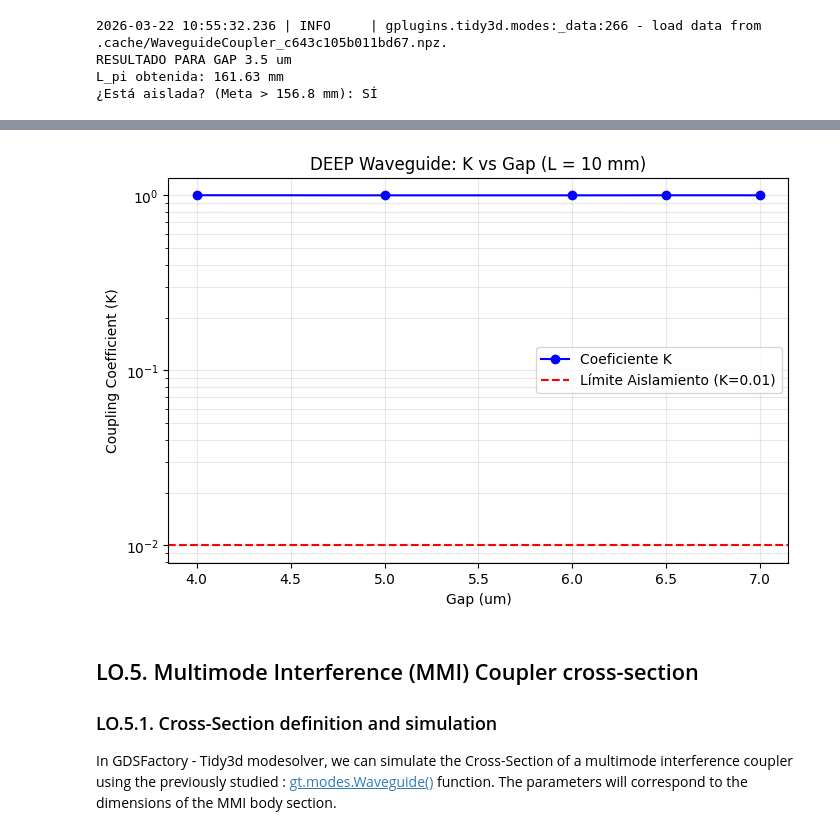
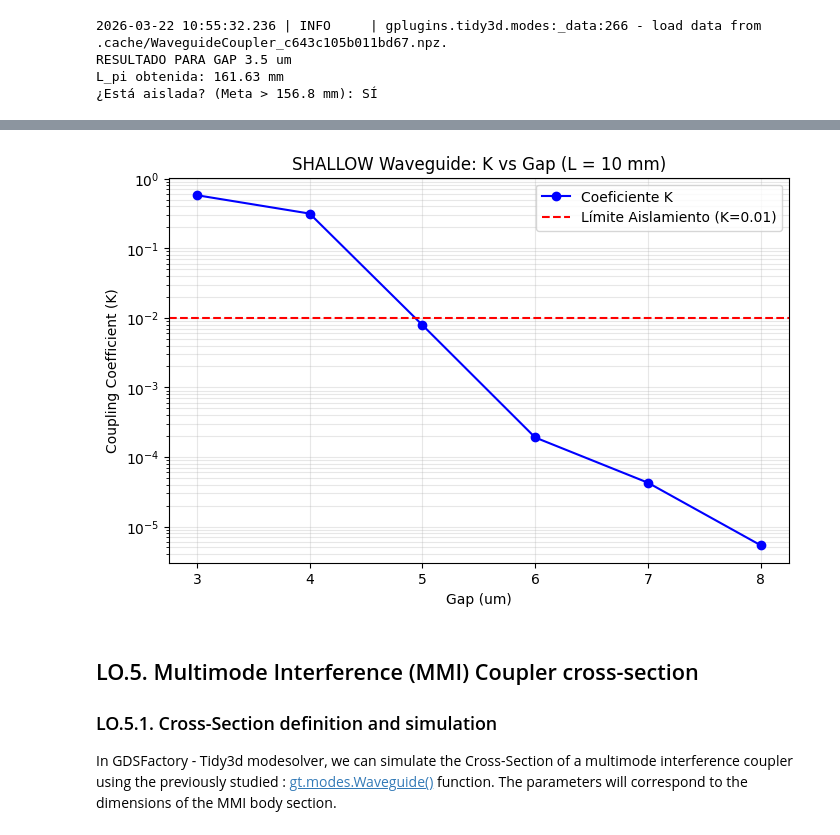
Before and after one commit to cdjuacor/cifoin-lab2, a Jupyter notebook: COUPLERS_Student.ipynb, the cells around one changed output, grey strips where cells are left out. Drawn from its saved outputs; the diff is of its cells as text; code cells hidden in the pictures.

```diff
--- a/COUPLERS_Student.ipynb
+++ b/COUPLERS_Student.ipynb
@@ -389,12 +389,11 @@ import warnings
 warnings.filterwarnings("ignore") # Para limpiar la consola de avisos
 
 
-
 # Parámetros básicos
 
 L_chip = 10.0  # mm
 lambda_c = 1.55
-gaps_shallow = [4.0, 5.0, 6.0, 6.5, 7.0]
+gaps_shallow = [3.0, 4.0, 5.0, 6.0, 7.0, 8.0] #Para la SHALLOW necesito gaps más grandes
 k_resultados = []
 
 #tabla
@@ -415,10 +414,10 @@ for g in gaps_shallow:
     clad_material='sio2',
     # Modesolver Parameters
     wavelength=lambda_c,
-    num_modes=4,
+    num_modes=12,   #Buscamos más modos para encontrar los correctos
     cache_path='.cache/',
     precision='double',
-    grid_resolution=20
+    grid_resolution=40 #Aumentamos para SHALLOW
     )
 
     # Cálculo de L_pi (mm)
@@ -438,7 +437,7 @@ plt.plot(gaps_shallow, k_resultados, 'bo-', label='Coeficiente K')
 plt.axhline(y=0.01, color='r', linestyle='--', label='Límite Aislamiento (K=0.01)')
 
 plt.yscale('log') # Escala logarítmica para ver bien el cruce
-plt.title('DEEP Waveguide: K vs Gap (L = 10 mm)')
+plt.title('SHALLOW Waveguide: K vs Gap (L = 10 mm)')
 plt.xlabel('Gap (um)')
 plt.ylabel('Coupling Coefficient (K)')
 plt.grid(True, which="both", alpha=0.3)
@@ -460,4 +461,4 @@ GAP (um)   | L_pi (mm)    | K (Acoplo)   | ¿AISLADA?
-[figure, old version]
+[figure, new version]
 # %% [markdown]
 ## LO.5. Multimode Interference (MMI) Coupler cross-section
 
```
Also changed, not shown: parts of 5 cells of this notebook.
